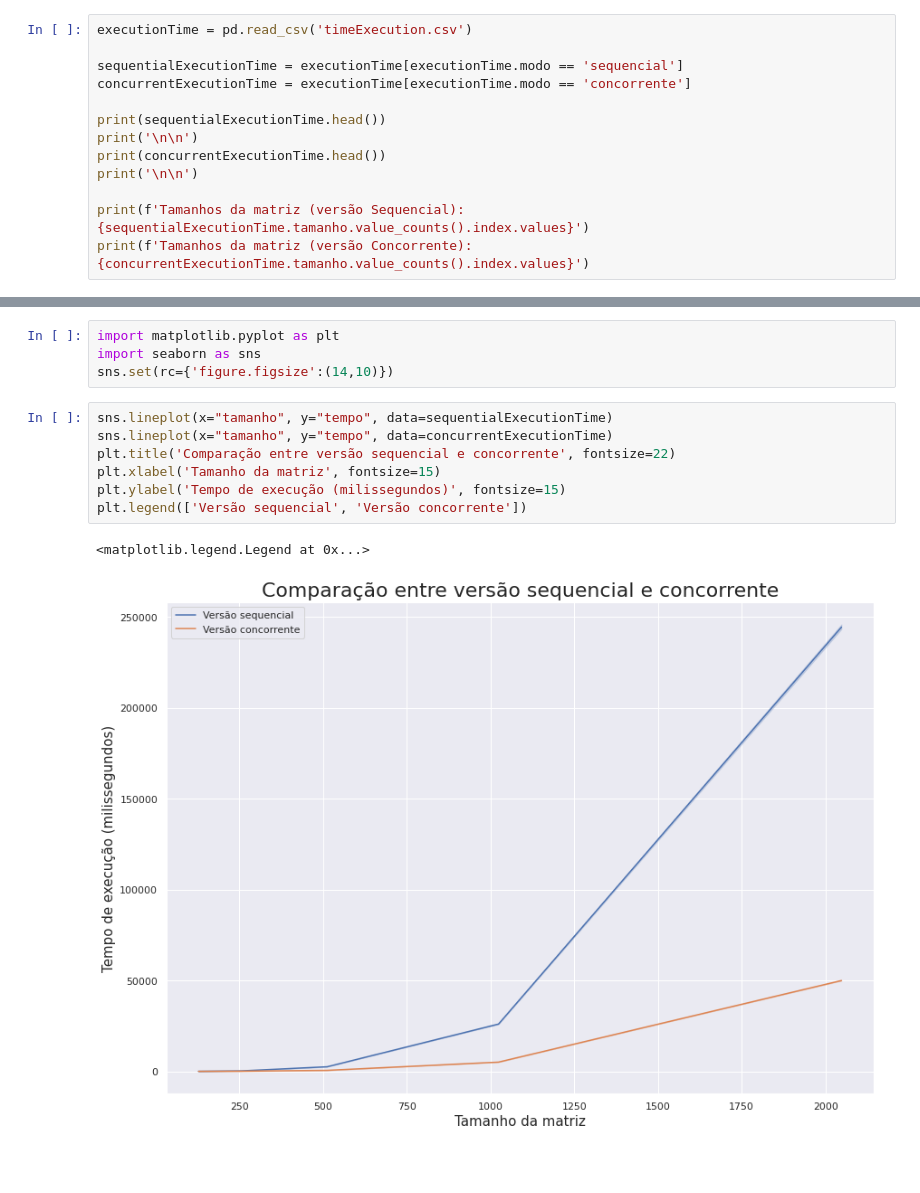
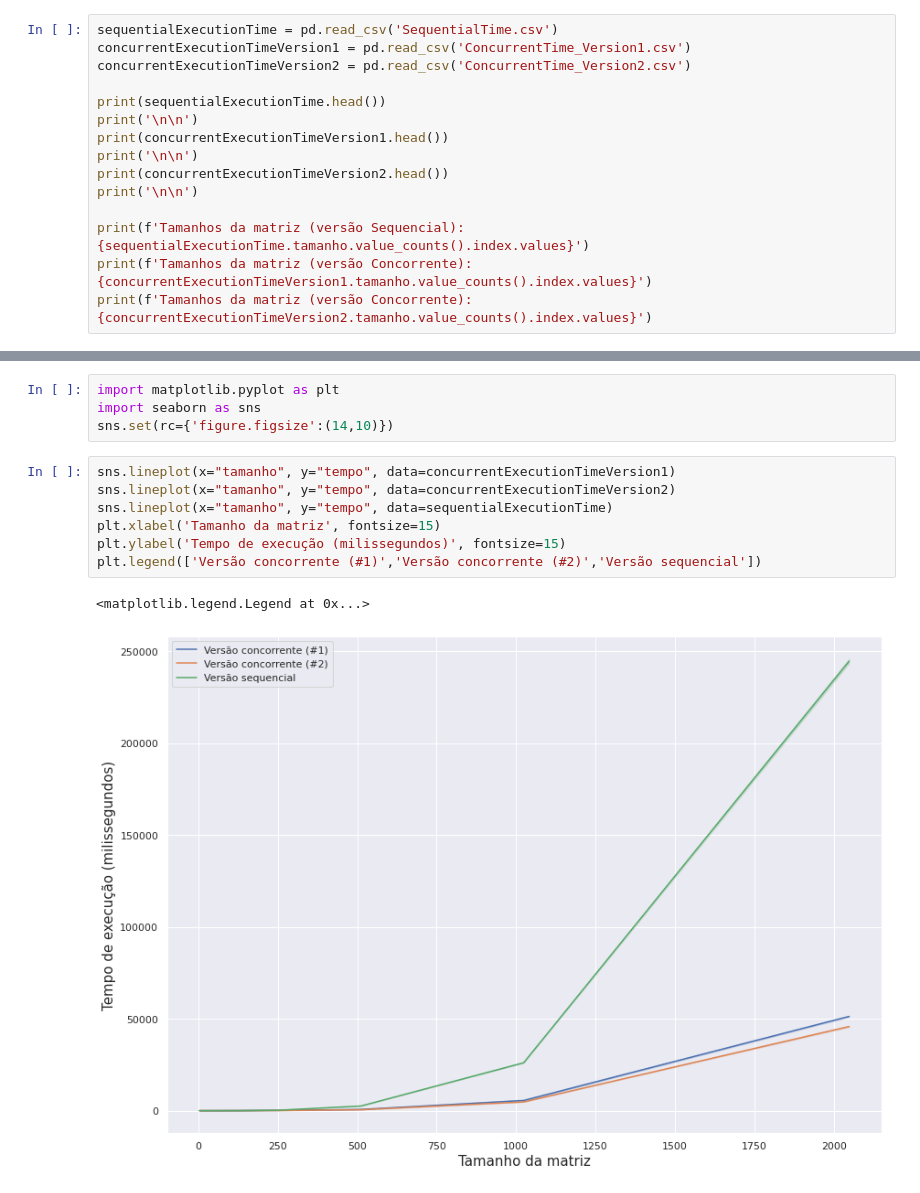
Before and after one commit to Samuellucas97/Concurrent-Multiply-Matrices, a Jupyter notebook: Grafico_Analise_Empirica.ipynb, the cells around one changed output, grey strips where cells are left out. Drawn from its saved outputs; the diff is of its cells as text; blank space fills up the shorter version.

```diff
--- a/Grafico_Analise_Empirica.ipynb
+++ b/Grafico_Analise_Empirica.ipynb
@@ -1,16 +1,18 @@
 # %%
 import pandas as pd
 # %%
-executionTime = pd.read_csv('timeExecution.csv')
-
-sequentialExecutionTime = executionTime[executionTime.modo == 'sequencial']
-concurrentExecutionTime = executionTime[executionTime.modo == 'concorrente']
+sequentialExecutionTime = pd.read_csv('SequentialTime.csv')
+concurrentExecutionTimeVersion1 = pd.read_csv('ConcurrentTime_Version1.csv')
+concurrentExecutionTimeVersion2 = pd.read_csv('ConcurrentTime_Version2.csv')
 
 print(sequentialExecutionTime.head())
 print('\n\n')
-print(concurrentExecutionTime.head())
+print(concurrentExecutionTimeVersion1.head())
+print('\n\n')
+print(concurrentExecutionTimeVersion2.head())
 print('\n\n')
 
 print(f'Tamanhos da matriz (versão Sequencial): {sequentialExecutionTime.tamanho.value_counts().index.values}')
-print(f'Tamanhos da matriz (versão Concorrente): {concurrentExecutionTime.tamanho.value_counts().index.values}')
+print(f'Tamanhos da matriz (versão Concorrente): {concurrentExecutionTimeVersion1.tamanho.value_counts().index.values}')
+print(f'Tamanhos da matriz (versão Concorrente): {concurrentExecutionTimeVersion2.tamanho.value_counts().index.values}')
 # %% [output]
@@ -39,12 +125,12 @@ import matplotlib.pyplot as plt
 import seaborn as sns
 sns.set(rc={'figure.figsize':(14,10)})
 # %%
+sns.lineplot(x="tamanho", y="tempo", data=concurrentExecutionTimeVersion1)
+sns.lineplot(x="tamanho", y="tempo", data=concurrentExecutionTimeVersion2)
 sns.lineplot(x="tamanho", y="tempo", data=sequentialExecutionTime)
-sns.lineplot(x="tamanho", y="tempo", data=concurrentExecutionTime)
-plt.title('Comparação entre versão sequencial e concorrente', fontsize=22)
 plt.xlabel('Tamanho da matriz', fontsize=15)
 plt.ylabel('Tempo de execução (milissegundos)', fontsize=15)
-plt.legend(['Versão sequencial', 'Versão concorrente'])
+plt.legend(['Versão concorrente (#1)','Versão concorrente (#2)','Versão sequencial'])
 # %% [output]
 <matplotlib.legend.Legend at 0x...>
-[figure, old version]
+[figure, new version]
```
Also changed, not shown: parts of 7 cells of this notebook, 1 other file.
